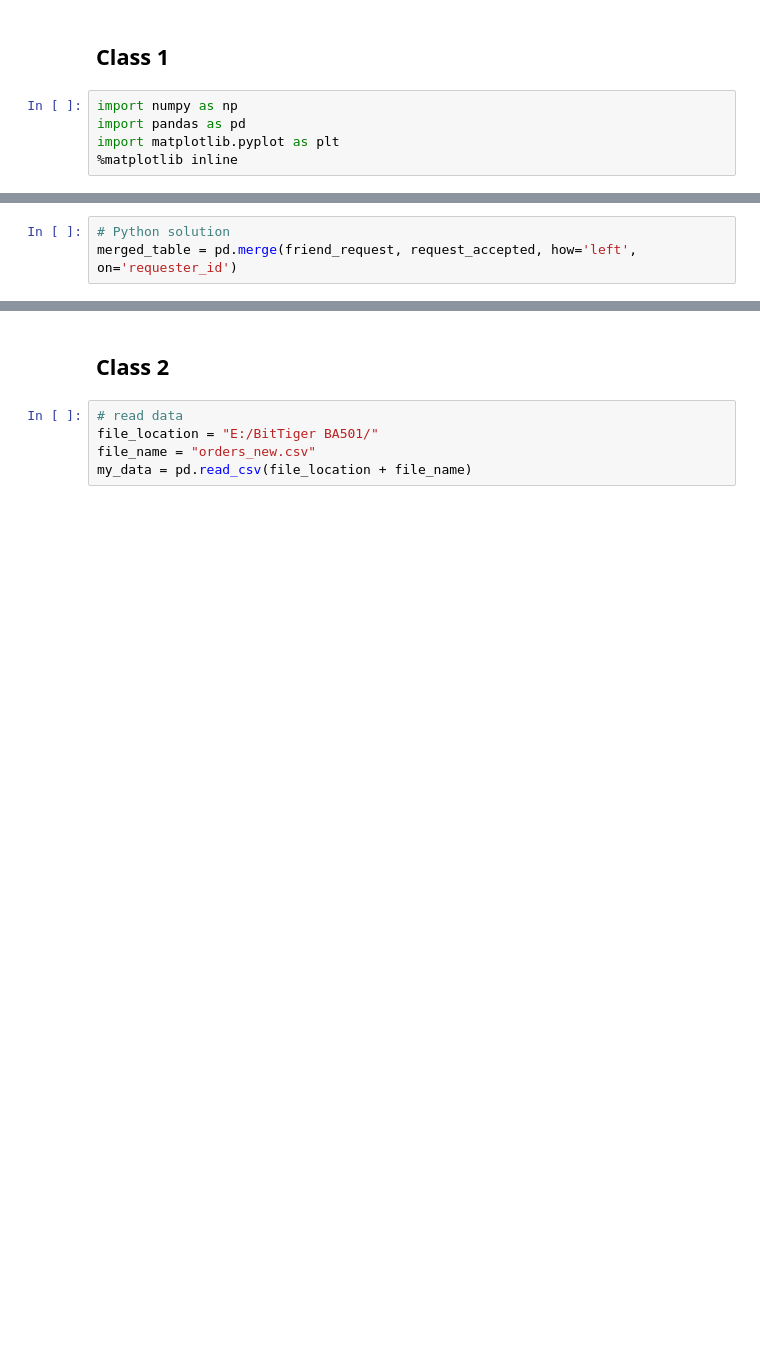
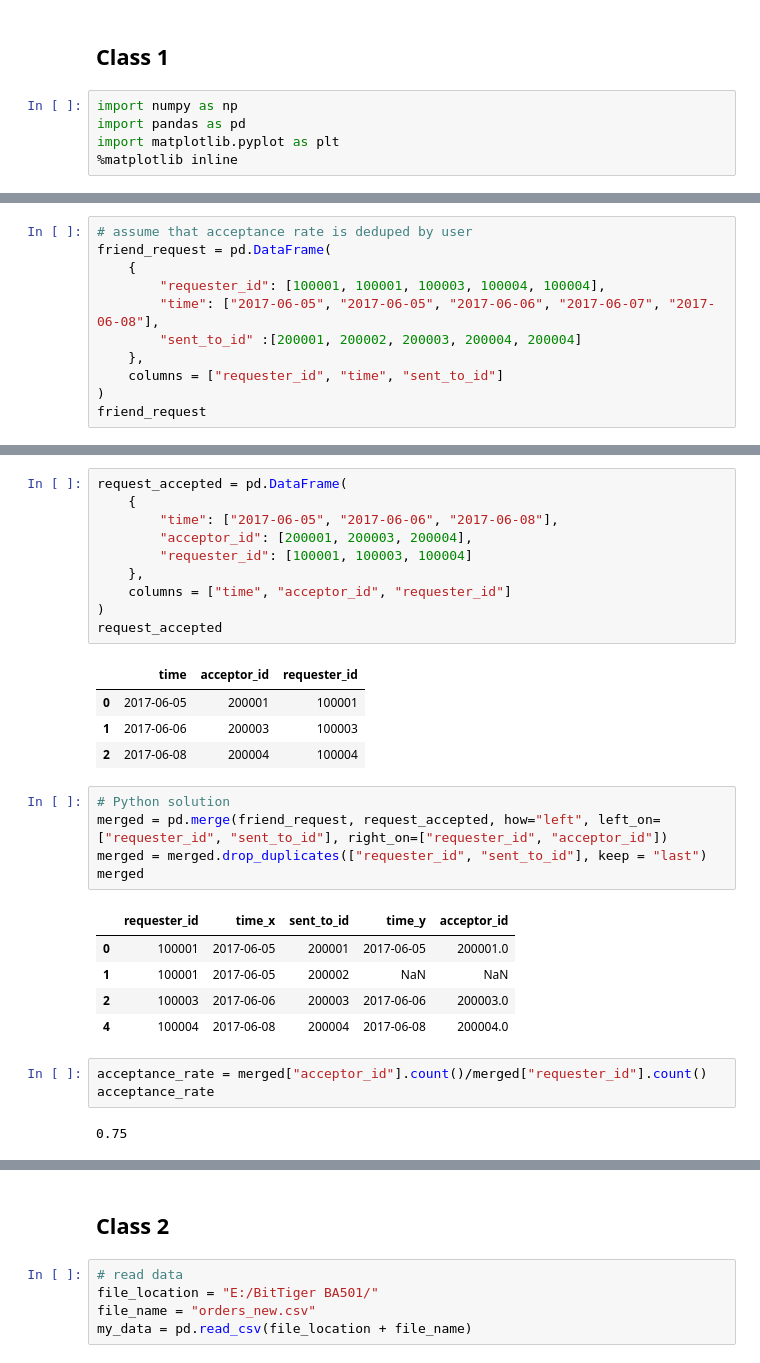
Before and after one commit to qinqinzhao/BA501_Week4, a Jupyter notebook: BA501_week4_homework.ipynb, the cells around one changed output, grey strips where cells are left out. Cells and saved outputs as stored; diff of their text form; blank space fills up the shorter version.

```diff
--- a/BA501_week4_homework.ipynb
+++ b/BA501_week4_homework.ipynb
@@ -13,0 +42,11 @@ df = df.drop_duplicates(keep = "first")
+# %%
+# assume that acceptance rate is deduped by user
+friend_request = pd.DataFrame(
+    {
+        "requester_id": [100001, 100001, 100003, 100004, 100004],
+        "time": ["2017-06-05", "2017-06-05", "2017-06-06", "2017-06-07", "2017-06-08"],
+        "sent_to_id" :[200001, 200002, 200003, 200004, 200004]
+    },
+    columns = ["requester_id", "time", "sent_to_id"]
+)
+friend_request
@@ -14,5 +60,33 @@ df = df.drop_duplicates(keep = "first")
+# %%
+request_accepted = pd.DataFrame(
+    {
+        "time": ["2017-06-05", "2017-06-06", "2017-06-08"],
+        "acceptor_id": [200001, 200003, 200004],
+        "requester_id": [100001, 100003, 100004]
+    },
+    columns = ["time", "acceptor_id", "requester_id"]
+)
+request_accepted
+# %% [output]
+|  | time | acceptor_id | requester_id |
+| 0 | 2017-06-05 | 200001 | 100001 |
+| 1 | 2017-06-06 | 200003 | 100003 |
+| 2 | 2017-06-08 | 200004 | 100004 |
 # %%
 # Python solution
-merged_table = pd.merge(friend_request, request_accepted, how='left', on='requester_id')
+merged = pd.merge(friend_request, request_accepted, how="left", left_on=["requester_id", "sent_to_id"], right_on=["requester_id", "acceptor_id"])
+merged = merged.drop_duplicates(["requester_id", "sent_to_id"], keep = "last")
+merged
+# %% [output]
+|  | requester_id | time_x | sent_to_id | time_y | acceptor_id |
+| 0 | 100001 | 2017-06-05 | 200001 | 2017-06-05 | 200001.0 |
+| 1 | 100001 | 2017-06-05 | 200002 | NaN | NaN |
+| 2 | 100003 | 2017-06-06 | 200003 | 2017-06-06 | 200003.0 |
+| 4 | 100004 | 2017-06-08 | 200004 | 2017-06-08 | 200004.0 |
+# %%
+acceptance_rate = merged["acceptor_id"].count()/merged["requester_id"].count()
+acceptance_rate
+# %% [output]
+0.75
 # %%
 # SQL solution
```
Also changed, not shown: parts of 21 cells of this notebook.
